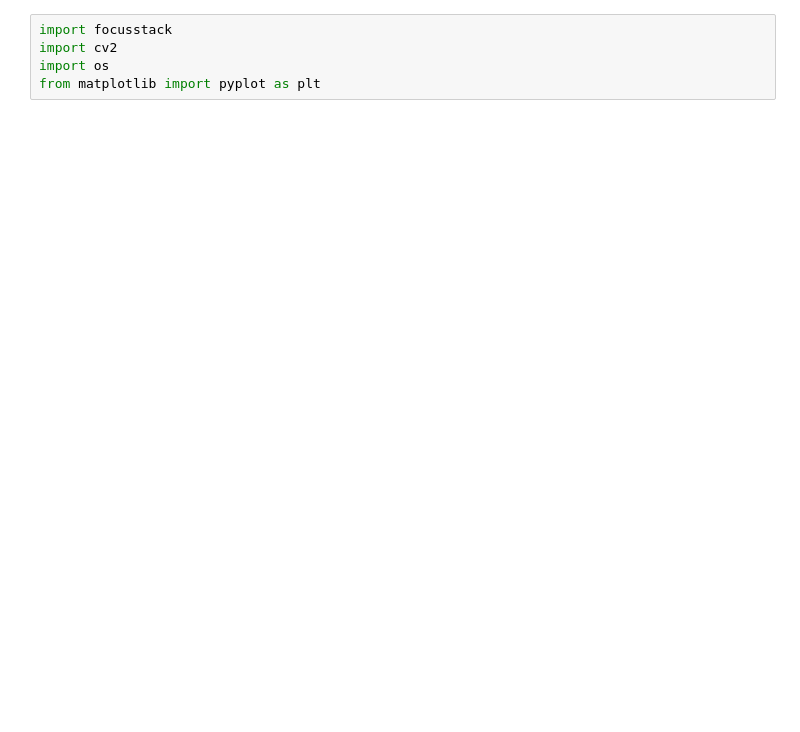
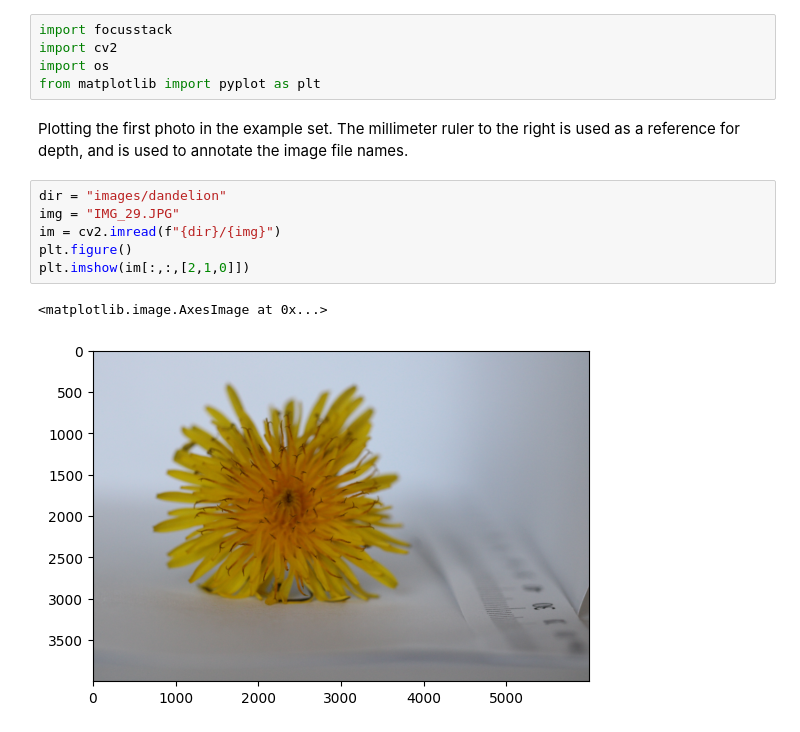
Before and after one commit to kgillam/CS445-Final-Project, a Jupyter notebook: 3D-FocusStack.ipynb, the cells around one changed output. Drawn from its saved outputs; the diff is of its cells as text; blank space fills up the shorter version.

Commit message:
Adding new sample folder "dandelion". These have a millimeter ruler in the photo to use as reference for distance.

```diff
--- a/3D-FocusStack.ipynb
+++ b/3D-FocusStack.ipynb
@@ -3,3 +3,14 @@ import focusstack
 import cv2
 import os
 from matplotlib import pyplot as plt
+# %% [markdown]
+Plotting the first photo in the example set. The millimeter ruler to the right is used as a reference for depth, and is used to annotate the image file names.
+# %%
+dir = "images/dandelion"
+img = "IMG_29.JPG"
+im = cv2.imread(f"{dir}/{img}")
+plt.figure()
+plt.imshow(im[:,:,[2,1,0]])
+# %% [output]
+<matplotlib.image.AxesImage at 0x...>
+[figure, added]
```
Also changed, not shown: parts of 10 cells of this notebook, 7 other files.
